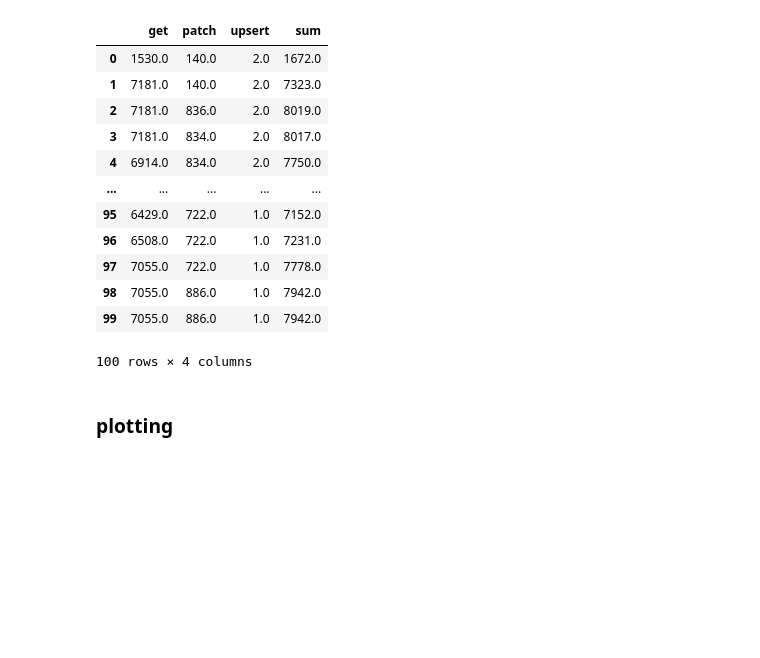
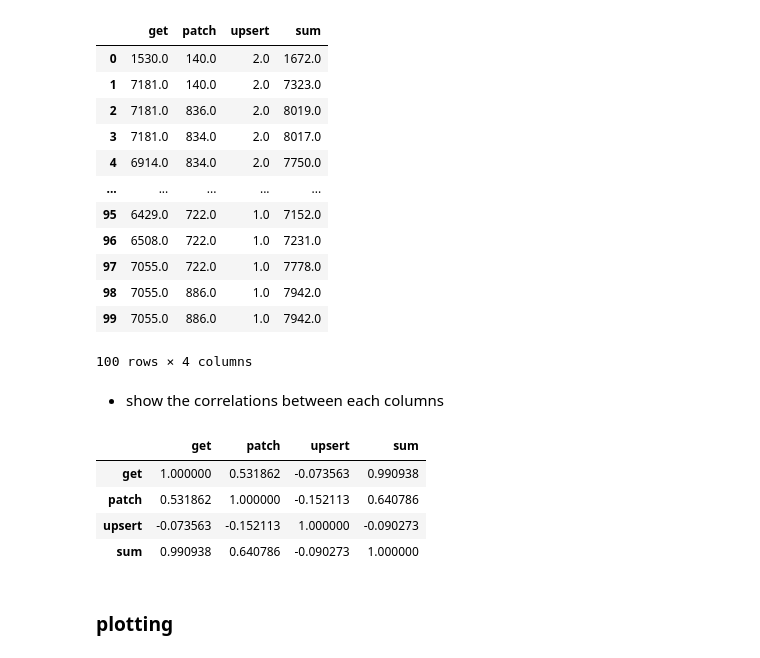
Before and after one commit to chenfeibo/jupyter, a Jupyter notebook: Demo.ipynb, the cells around one changed output. Drawn from its saved outputs; the diff is of its cells as text; code cells hidden in the pictures; blank space fills up the shorter version.

```diff
--- a/Demo.ipynb
+++ b/Demo.ipynb
@@ -142,6 +142,16 @@ data
 | 98 | 7055.0 | 886.0 | 1.0 | 7942.0 |
 | 99 | 7055.0 | 886.0 | 1.0 | 7942.0 |
 100 rows × 4 columns
+# %% [markdown]
+* show the correlations between each columns
+# %%
+data.corr()
+# %% [output]
+|  | get | patch | upsert | sum |
+| get | 1.000000 | 0.531862 | -0.073563 | 0.990938 |
+| patch | 0.531862 | 1.000000 | -0.152113 | 0.640786 |
+| upsert | -0.073563 | -0.152113 | 1.000000 | -0.090273 |
+| sum | 0.990938 | 0.640786 | -0.090273 | 1.000000 |
 # %% [markdown]
 ### plotting
 # %%
```
Also changed, not shown: parts of 7 cells of this notebook, 1 other file.
